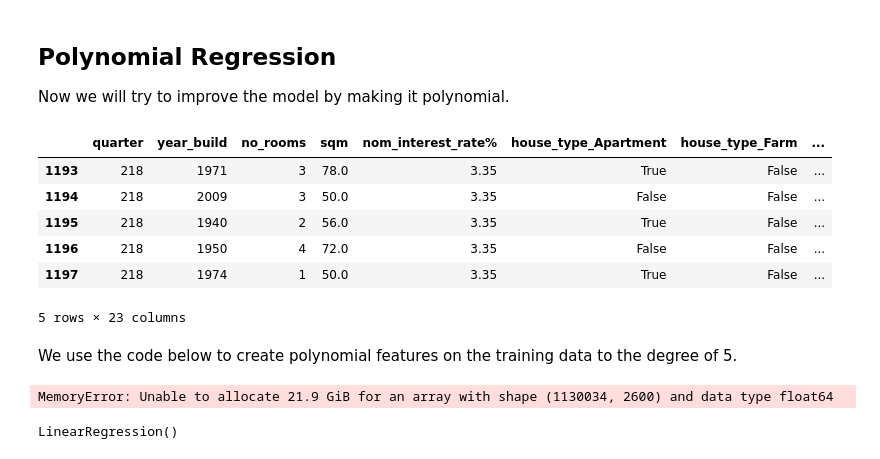
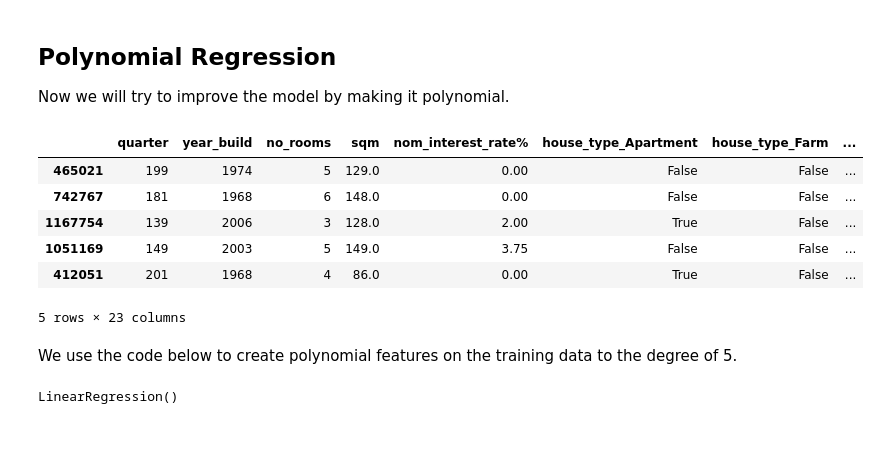
Before and after one commit to BPMRohde/AML, a Jupyter notebook: housing_price_test_model.ipynb, the cells around one changed output. Cells and saved outputs as stored; diff of their text form; code cells hidden in the pictures.

```diff
--- a/housing_price_test_model.ipynb
+++ b/housing_price_test_model.ipynb
@@ -11,7 +11,7 @@ from sklearn.preprocessing import PolynomialFeatures
 # %% [markdown]
 Storing the data in a dataframe
 # %%
-df = pd.read_parquet("DKHousingPrices.parquet")
+df = pd.read_parquet("DKHousingPrices.parquet", engine='fastparquet')
 # %%
 print(df["date"].min(), "to", df["date"].max())
 df.head()
@@ -83,16 +83,18 @@ Score on test set: 0.336
 ## Polynomial Regression
 Now we will try to improve the model by making it polynomial.
 # %%
+# take a random 50% sample (deterministic via random_state) to reduce memory use
+df = df.sample(frac=0.5, random_state=42).copy()
 X = pd.get_dummies(df[["quarter","house_type", "sales_type", "year_build", "no_rooms", "sqm", "area", "nom_interest_rate%" ]])
 y = df["purchase_price"]
 X.head()
 # %% [output]
 |  | quarter | year_build | no_rooms | sqm | nom_interest_rate% | house_type_Apartment | house_type_Farm | ... |
-| 1193 | 218 | 1971 | 3 | 78.0 | 3.35 | True | False | ... |
-| 1194 | 218 | 2009 | 3 | 50.0 | 3.35 | False | False | ... |
-| 1195 | 218 | 1940 | 2 | 56.0 | 3.35 | True | False | ... |
-| 1196 | 218 | 1950 | 4 | 72.0 | 3.35 | False | False | ... |
-| 1197 | 218 | 1974 | 1 | 50.0 | 3.35 | True | False | ... |
+| 465021 | 199 | 1974 | 5 | 129.0 | 0.00 | False | False | ... |
+| 742767 | 181 | 1968 | 6 | 148.0 | 0.00 | False | False | ... |
+| 1167754 | 139 | 2006 | 3 | 128.0 | 2.00 | True | False | ... |
+| 1051169 | 149 | 2003 | 5 | 149.0 | 3.75 | False | False | ... |
+| 412051 | 201 | 1968 | 4 | 86.0 | 0.00 | True | False | ... |
 5 rows × 23 columns
 # %%
 # make train-test split to get X_train, X_test, y_train, and y_test
@@ -100,11 +102,10 @@ X_train, X_test, y_train, y_test = train_test_split(X, y, random_state=42)
 # %% [markdown]
 We use the code below to create polynomial features on the training data to the degree of 5.
 # %%
-poly = PolynomialFeatures(degree=3)
+# Let's try with degree 2 instead of 3 to reduce memory usage
+poly = PolynomialFeatures(degree=2)
 X_train_poly = poly.fit_transform(X_train)
 X_test_poly = poly.transform(X_test)  # Only transform, don't fit again
-# %% [output]
-MemoryError: Unable to allocate 21.9 GiB for an array with shape (1130034, 2600) and data type float64
 # %%
 # Create and fit the model
 poly_lr = LinearRegression()
```
Also changed, not shown: parts of 3 cells of this notebook, 2 other files.
